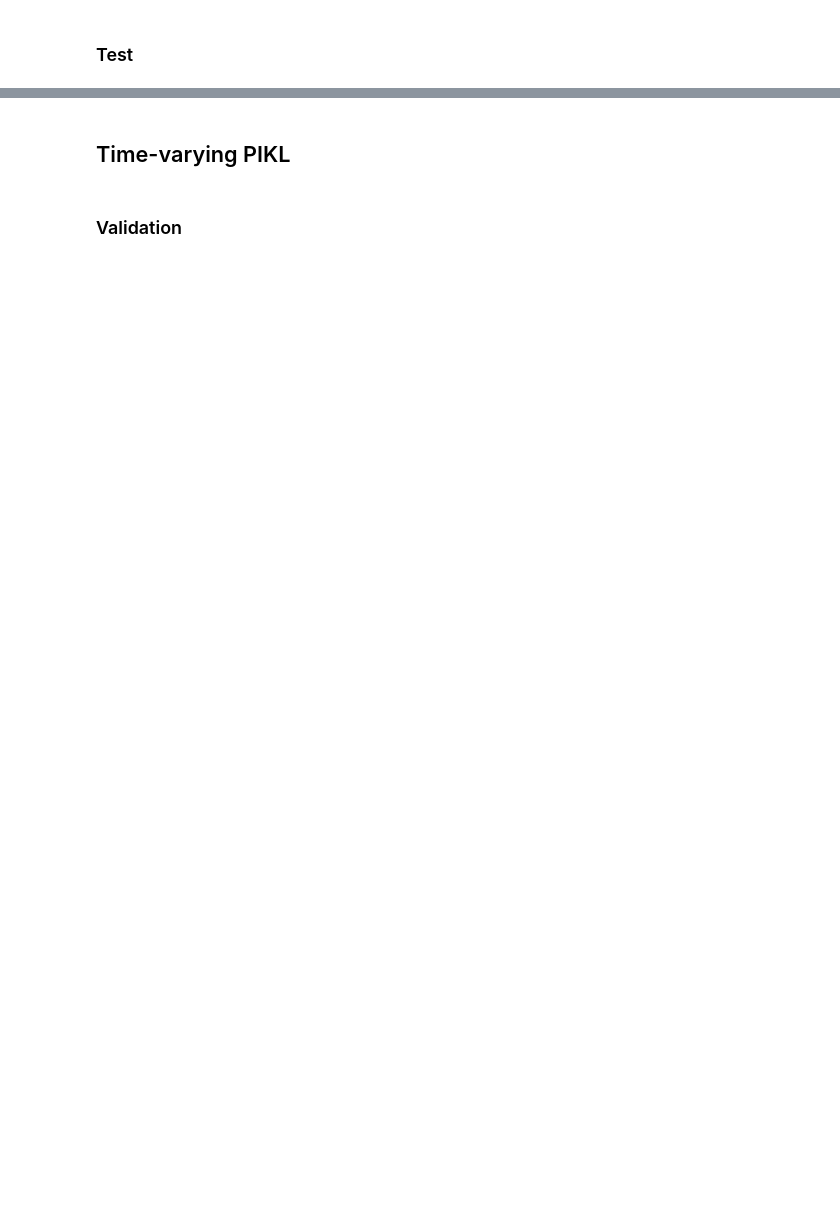
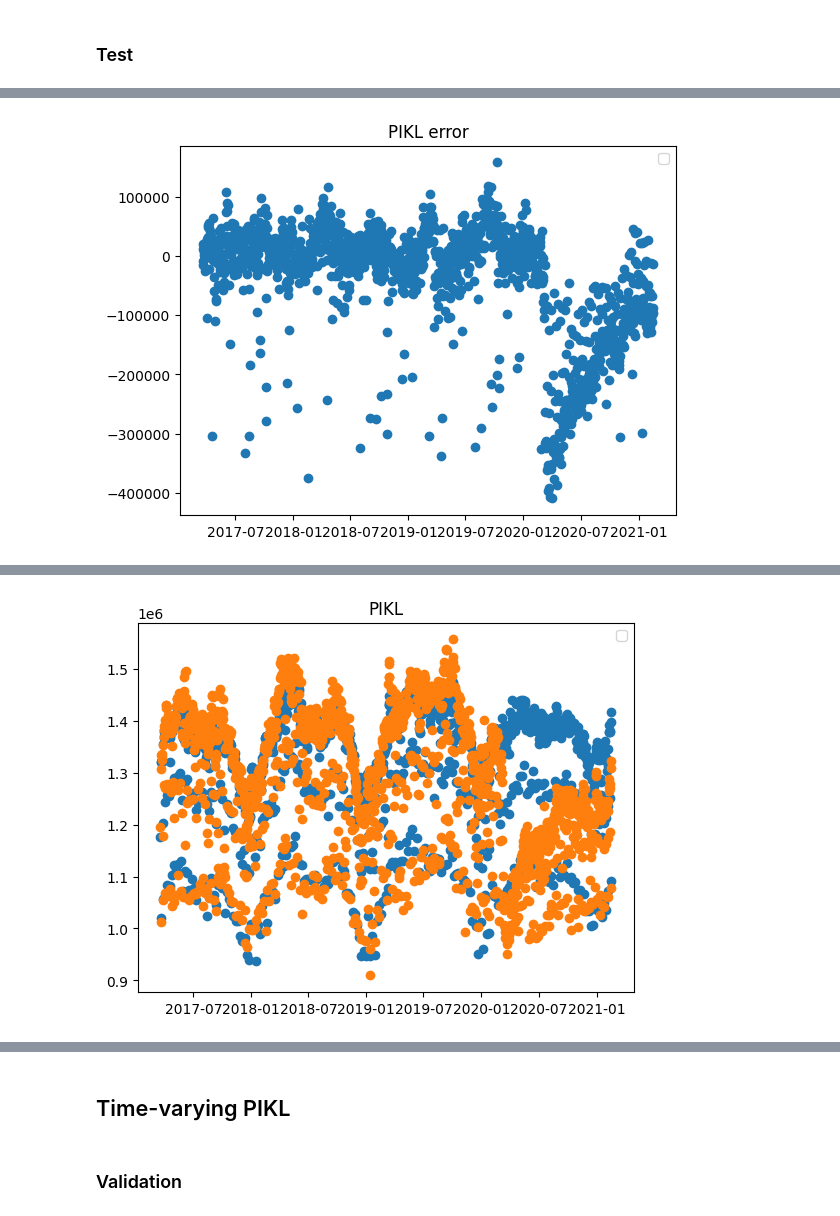
Before and after one commit to NathanDoumeche/WeaKL, a Jupyter notebook: ieee_competition/PIKL.ipynb, the cells around one changed output, grey strips where cells are left out. Cells and saved outputs as stored; diff of their text form; code cells hidden in the pictures; blank space fills up the shorter version.

```diff
--- a/ieee_competition/PIKL.ipynb
+++ b/ieee_competition/PIKL.ipynb
@@ -783,6 +795,10 @@ The mean MAE offline is 20501.303
 dates_test = {"begin_train": "2017-03-18",
 "end_train": "2021-01-18",
 "end_test": "2021-02-17 00:00:00"}
+
+dates_test = {"begin_train": "2017-03-18",
+"end_train": "2020-03-01",
+"end_test": "2021-02-17 00:00:00"}
 # %%
 data_hourly = hour_formatting(data, dates_test, features_pikl)
 cov_hourly = cov_hourly_m(m_list, data_hourly)
@@ -791,0 +813,19 @@ mae_test, fourier_vectors_test, mae_h_test = PIKL(data, hyperparameters, cov_hou
+# %%
+h=10
+data_h = data[data['Hour']==h]
+data_h.loc[:,features_pikl["features2"]]=normalize(data_h.loc[:,features_pikl["features2"]]).loc[:,features_pikl["features2"]]
+estimate = transform(data_h, m_list, fourier_vectors_test[h], features_pikl["features2"])
+
+plt.figure()
+plt.title("PIKL error")
+plt.scatter(pd.to_datetime(estimate["Time"]), estimate["error"])
+plt.legend()
+plt.show()
+
+plt.figure()
+plt.title("PIKL")
+plt.scatter(pd.to_datetime(estimate["Time"]), estimate["PIKL"])
+plt.scatter(pd.to_datetime(estimate["Time"]), estimate["Load"])
+plt.legend()
+plt.show()
+# %% [output]
@@ -791,0 +833 @@ mae_test, fourier_vectors_test, mae_h_test = PIKL(data, hyperparameters, cov_hou
+[figure, added]
@@ -792,3 +835,4 @@ mae_test, fourier_vectors_test, mae_h_test = PIKL(data, hyperparameters, cov_hou
+[figure, added]
 # %%
 print("The mean MAE offline is "+str(mae_test.cpu().numpy()))
 
```
Also changed, not shown: parts of 38 cells of this notebook.
